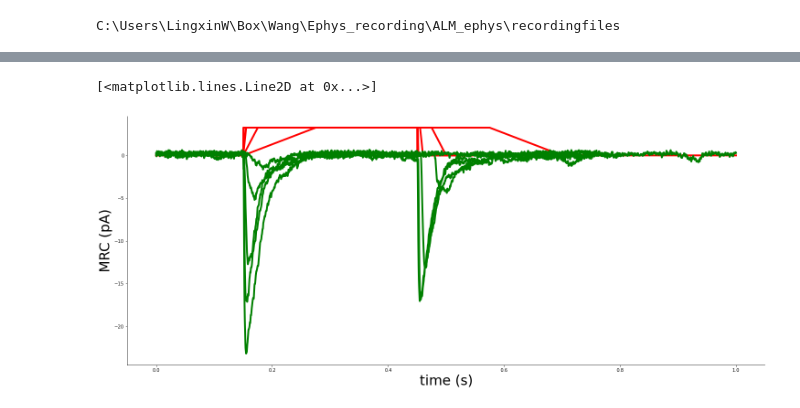
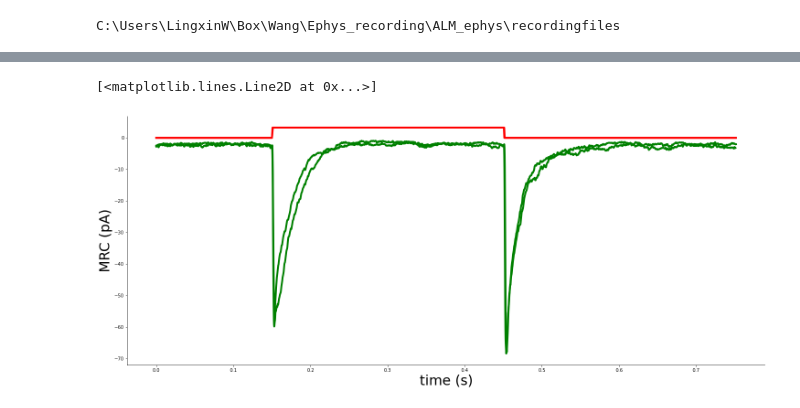
Before and after one commit to Lingxin-hub/EphysAnalysis, a Jupyter notebook: ExtractingTrapZoidalData_OFF.ipynb, the cells around one changed output, grey strips where cells are left out. Saved outputs shown, nothing was run; the diff lists cells and outputs as text; code cells hidden in the pictures.

```diff
--- a/ExtractingTrapZoidalData_OFF.ipynb
+++ b/ExtractingTrapZoidalData_OFF.ipynb
@@ -18,7 +18,7 @@ cd ~/Box/Wang/Ephys_recording/ALM_ephys/recordingfiles
 # %% [output]
 C:\Users\LingxinW\Box\Wang\Ephys_recording\ALM_ephys\recordingfiles
 # %%
-myfile = heka_reader.Bundle ('190926.dat') # pick one specific recording file
+myfile = heka_reader.Bundle ('191030.dat') # pick one specific recording file
 # %%
 
 
@@ -161,2 +161,2 @@ TrapDataFrame.to_csv(r'C:/Users/LingxinW/Box/Wang/Ephys_recording/ALM_ephys/Extr
 # %%
-myfile = heka_reader.Bundle ('190918.dat') # pick one specific recording file
+myfile = heka_reader.Bundle ('191030.dat') # pick one specific recording file
@@ -162,0 +294,2 @@ myfile = heka_reader.Bundle ('190918.dat') # pick one specific recording file
+# %%
+myfile = heka_reader.Bundle ('191030.dat') # pick one specific recording file
@@ -163,19 +427,21 @@ myfile = heka_reader.Bundle ('190918.dat') # pick one specific recording file
+# %%
+myfile = heka_reader.Bundle ('191030.dat') # pick one specific recording file
 # %%
-# Here is to analysis the Trapzoidal data in TrapRate X5
+# Here is to analysis the Trapzoidal data in TrapRate 1
 
-g=2
+g=3
 
-x1 = np.arange(len(myfile.data[g,22,0,1]))/10000
-x2 = np.arange(len(myfile.data[g,22,1,1]))/10000
-x3 = np.arange(len(myfile.data[g,22,2,1]))/10000
-x4 = np.arange(len(myfile.data[g,22,3,1]))/10000
-x5 = np.arange(len(myfile.data[g,22,4,1]))/10000
+x1 = np.arange(len(myfile.data[g,36,0,1]))/10000
+x2 = np.arange(len(myfile.data[g,36,1,1]))/10000
+#x3 = np.arange(len(myfile.data[g,22,2,1]))/10000
+#x4 = np.arange(len(myfile.data[g,22,3,1]))/10000
+#x5 = np.arange(len(myfile.data[g,22,4,1]))/10000
 
-y1=stim_trap_swp1 = myfile.data[g,22,0,1]
-y2=stim_trap_swp2 = myfile.data[g,22,1,1]
-y3=stim_trap_swp3 = myfile.data[g,22,2,1]
-y4=stim_trap_swp4 = myfile.data[g,22,3,1]
-y5=stim_trap_swp5 = myfile.data[g,22,4,1]
+y1=stim_trap_swp1 = myfile.data[g,36,0,1]
+y2=stim_trap_swp2 = myfile.data[g,36,1,1]
+#y3=stim_trap_swp3 = myfile.data[g,22,2,1]
+#y4=stim_trap_swp4 = myfile.data[g,22,3,1]
+#y5=stim_trap_swp5 = myfile.data[g,22,4,1]
 
 # creat empty list of 1-5 sweeps and later put all three sweeps into this empty list
 trap_swps=[]
@@ -186,55 +452,55 @@ sw4 = []
 sw5 = []
 
 # create a for loop to collect 1-4 sweeps in three series
-n=[22,27,32]
+n=[36,41,46]
 for i in n:
     sw1.append(myfile.data[g,i,0,0]*1000000000000)
     sw2.append(myfile.data[g,i,1,0]*1000000000000)
-    sw3.append(myfile.data[g,i,2,0]*1000000000000)
-    sw4.append(myfile.data[g,i,3,0]*1000000000000)
-    sw5.append(myfile.data[g,i,4,0]*1000000000000)
+    #sw3.append(myfile.data[g,i,2,0]*1000000000000)
+    #sw4.append(myfile.data[g,i,3,0]*1000000000000)
+    #sw5.append(myfile.data[g,i,4,0]*1000000000000)
 
 # Now calculate the mean of three repeats by averaging the nested lists (lists in lists)
 # here I just want to print to give one expample of the mean of three same sweeps, here sweep #1.
-xc1 = np.arange(len(myfile.data[g,22,0,0]))/10000
-xc2 = np.arange(len(myfile.data[g,22,1,0]))/10000
-xc3 = np.arange(len(myfile.data[g,22,2,0]))/10000
-xc4 = np.arange(len(myfile.data[g,22,3,0]))/10000
-xc5 = np.arange(len(myfile.data[g,22,4,0]))/10000
+xc1 = np.arange(len(myfile.data[g,36,0,0]))/10000
+xc2 = np.arange(len(myfile.data[g,36,1,0]))/10000
+#xc3 = np.arange(len(myfile.data[g,22,2,0]))/10000
+#xc4 = np.arange(len(myfile.data[g,22,3,0]))/10000
+#xc5 = np.arange(len(myfile.data[g,22,4,0]))/10000
 
 sw1_mean = (sw1[0]+sw1[1]+sw1[2])/3
 sw2_mean = (sw2[0]+sw2[1]+sw2[2])/3
-sw3_mean = (sw3[0]+sw3[1]+sw3[2])/3
-sw4_mean = (sw4[0]+sw4[1]+sw4[2])/3
-sw5_mean = (sw5[0]+sw5[1]+sw5[2])/3
+#sw3_mean = (sw3[0]+sw3[1]+sw3[2])/3
+#sw4_mean = (sw4[0]+sw4[1]+sw4[2])/3
+#sw5_mean = (sw5[0]+sw5[1]+sw5[2])/3
 
 trap_swps.append(sw1_mean)
 trap_swps.append(sw2_mean)
-trap_swps.append(sw3_mean)
-trap_swps.append(sw4_mean)
-trap_swps.append(sw5_mean)
+#trap_swps.append(sw3_mean)
+#trap_swps.append(sw4_mean)
+#trap_swps.append(sw5_mean)
 
 # plot the averaged traces
 
 fig, ax = plt.subplots (figsize=(25,10)) # set figure size
 ax.spines ['top'].set_visible (False)
 ax.spines ['right'].set_visible (False)
 ax.set_xlabel ('time (s)', fontsize = 30)
 ax.set_ylabel ('MRC (pA)', fontsize = 30)
 
 #plt.plot (x, y1, 'o', markersize = 8, color = 'b')
 plt.plot (x1, stim_trap_swp1, 'r-', lw=4)
 plt.plot (x2, stim_trap_swp2, 'r-', lw=4)
-plt.plot (x3, stim_trap_swp3, 'r-', lw=4)
-plt.plot (x4, stim_trap_swp4, 'r-', lw=4)
-plt.plot (x5, stim_trap_swp5, 'r-', lw=4)
+#plt.plot (x3, stim_trap_swp3, 'r-', lw=4)
+#plt.plot (x4, stim_trap_swp4, 'r-', lw=4)
+#plt.plot (x5, stim_trap_swp5, 'r-', lw=4)
 
 plt.plot (xc1, gaussian_filter (sw1_mean, 3), 'g-', lw=4)
 plt.plot (xc2, gaussian_filter (sw2_mean, 3), 'g-', lw=4)
-plt.plot (xc3, gaussian_filter (sw3_mean, 3), 'g-', lw=4)
-plt.plot (xc4, gaussian_filter (sw4_mean, 3), 'g-', lw=4)
-plt.plot (xc5, gaussian_filter (sw5_mean, 3), 'g-', lw=4)
+#plt.plot (xc3, gaussian_filter (sw3_mean, 3), 'g-', lw=4)
+#plt.plot (xc4, gaussian_filter (sw4_mean, 3), 'g-', lw=4)
+#plt.plot (xc5, gaussian_filter (sw5_mean, 3), 'g-', lw=4)
 # %% [output]
 [<matplotlib.lines.Line2D at 0x...>]
-[figure, old version]
+[figure, new version]
 # %%
```
Also changed, not shown: parts of 14 cells of this notebook, 1 other file.
